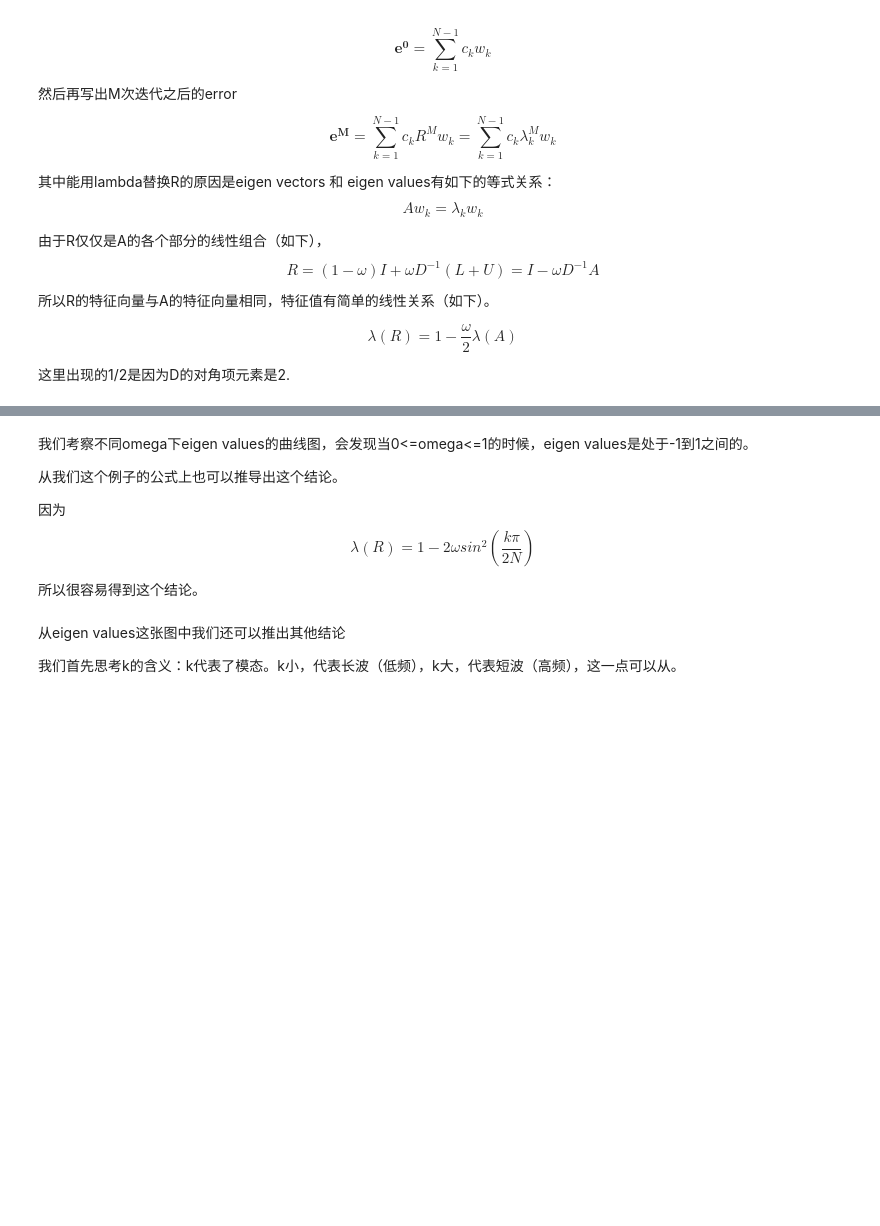
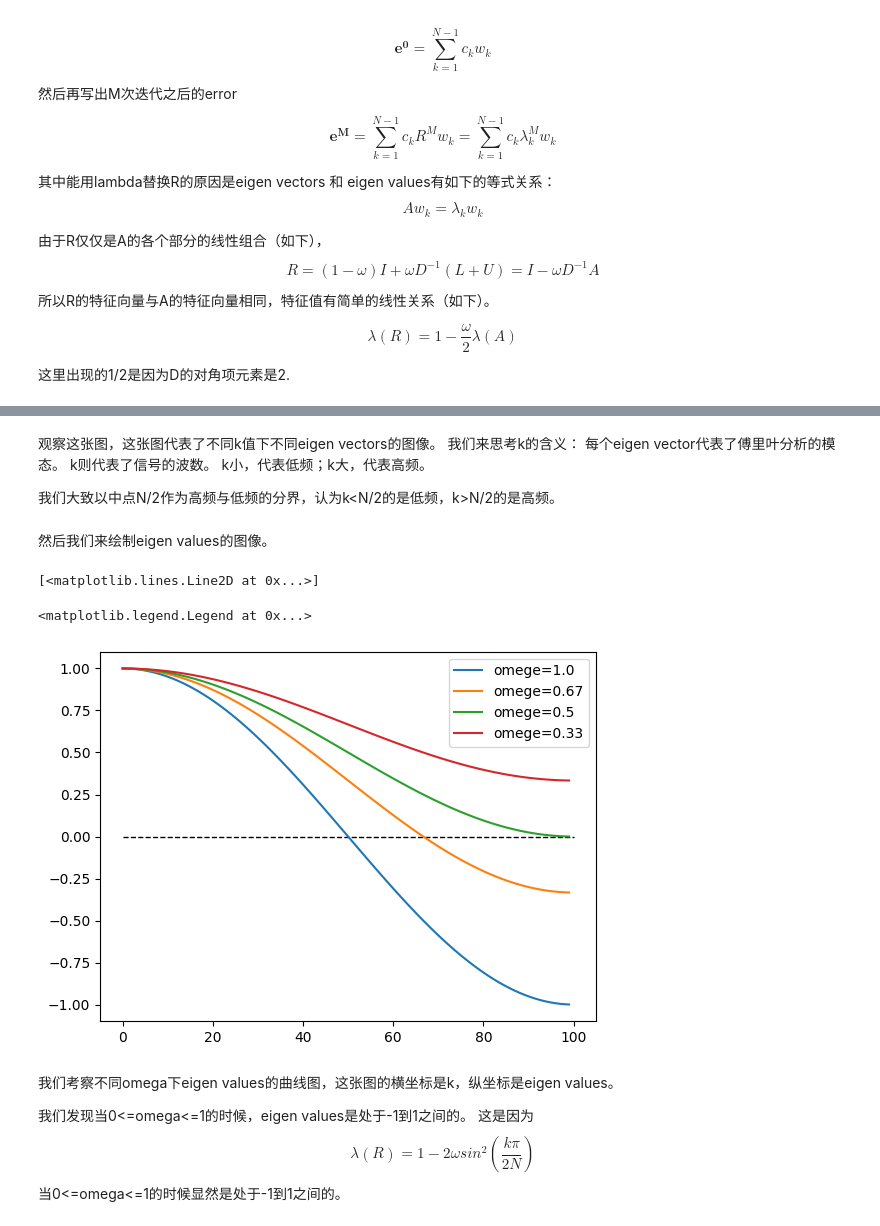
Before and after one commit to chunleili/tiPBD, a Jupyter notebook: misc/note/不同频率对收敛速度的影响.ipynb, the cells around one changed output, grey strips where cells are left out. Saved outputs shown, nothing was run; the diff lists cells and outputs as text; code cells hidden in the pictures; blank space fills up the shorter version.

```diff
--- a/misc/note/不同频率对收敛速度的影响.ipynb
+++ b/misc/note/不同频率对收敛速度的影响.ipynb
@@ -330,16 +297,40 @@ $$
+# %% [markdown]
+观察这张图，这张图代表了不同k值下不同eigen vectors的图像。
+我们来思考k的含义：
+每个eigen vector代表了傅里叶分析的模态。
+k则代表了信号的波数。
+k小，代表低频；k大，代表高频。
+
+我们大致以中点N/2作为高频与低频的分界，认为k<N/2的是低频，k>N/2的是高频。
+# %% [markdown]
+然后我们来绘制eigen values的图像。
+# %%
+# 绘制eigenvalue(不同omega)
+from numpy import pi, sin, cos, exp
+from matplotlib.pyplot import plot
+
+def plot_eigenvalue(omege):
+    N = 100
+    lam = np.zeros((N),dtype=np.float64)
+    for k in range(N):
+        lam[k] = 1 - 2*omege*sin(k*pi/N/2)**2
+    plot(lam, label="omege={:.2}".format(omege))
+plot([0,100],[0,0], color='black', linestyle='--', linewidth=1)
+plot_eigenvalue(1.)
+plot_eigenvalue(2./3)
+plot_eigenvalue(1./2)
+plot_eigenvalue(1./3)
+plt.legend()
+# %% [output]
+[<matplotlib.lines.Line2D at 0x...>]
+<matplotlib.legend.Legend at 0x...>
+[figure, added]
 # %% [markdown]
-我们考察不同omega下eigen values的曲线图，会发现当0<=omega<=1的时候，eigen values是处于-1到1之间的。
+我们考察不同omega下eigen values的曲线图，这张图的横坐标是k，纵坐标是eigen values。
 
-
-从我们这个例子的公式上也可以推导出这个结论。
-
-因为
+我们发现当0<=omega<=1的时候，eigen values是处于-1到1之间的。
+这是因为
 $$
 \lambda(R) = 1 - 2 \omega sin^2(\frac{k\pi}{2N})
 $$
-
-所以很容易得到这个结论。
+当0<=omega<=1的时候显然是处于-1到1之间的。
-# %% [markdown]
-从eigen values这张图中我们还可以推出其他结论
-
-我们首先思考k的含义：k代表了模态。k小，代表长波（低频），k大，代表短波（高频），这一点可以从。
```
Also changed, not shown: parts of 16 cells of this notebook.
